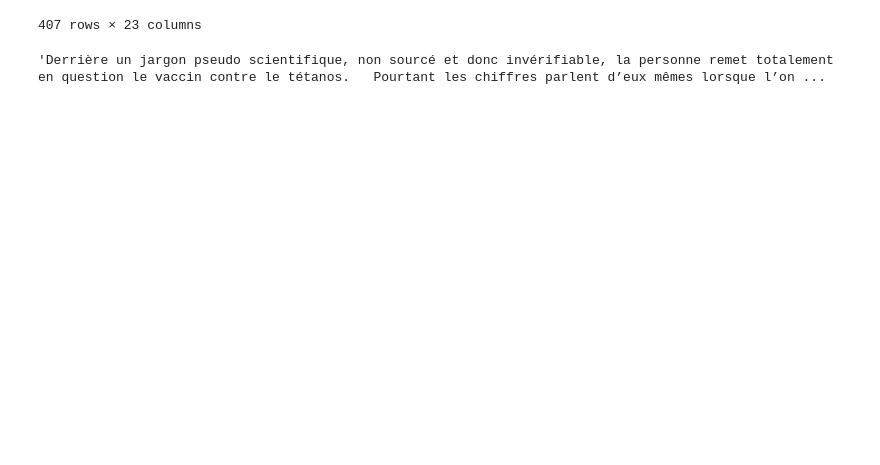
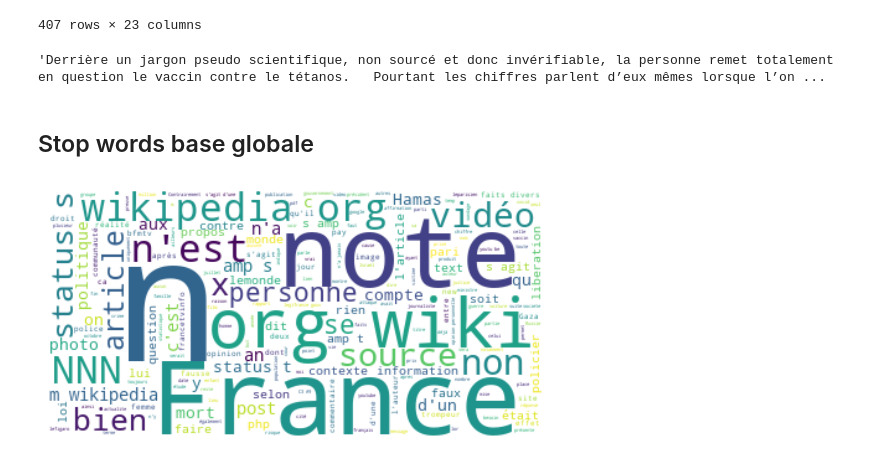
Before and after one commit to clement2323/test_twitter, a Jupyter notebook: tweetsAndNotes.ipynb, the cells around one changed output. Cells and saved outputs as stored; diff of their text form; code cells hidden in the pictures; blank space fills up the shorter version.

```diff
--- a/tweetsAndNotes.ipynb
+++ b/tweetsAndNotes.ipynb
@@ -136,0 +144,32 @@ notes_fr_stat.summary[973]
+# %%
+def word_cloud(df, additional_stopwords = []):
+    text = " ".join(text for text in df.summary)
+
+    # Create stopword list:
+    french_stopwords = set(['n','nnn','twitter','plu','fr','cette','html','tweet','ont','plus','quot','l','d','a','un','ne','à','une','www','http','https', 'com', 'http',
+    'alors', 'au', 'aucuns', 'aussi', 'autre', 'avant', 'avec', 'avoir', 'bon', 'car', 'ce', 'cela', 'ces', 'ceux',
+    'chaque', 'ci', 'comme', 'comment', 'dans', 'de','des', 'du', 'dedans', 'dehors', 'depuis', 'devrait', 'doit',
+    'donc', 'dos', 'début', 'elle', 'elles', 'en', 'encore', 'essai', 'est', 'et', 'eu', 'fait', 'faites', 'fois',
+    'font', 'hors', 'ici', 'il', 'ils', 'je', 'juste', 'la', 'le', 'les', 'leur', 'là', 'ma', 'maintenant', 'mais',
+    'mes', 'mine', 'moins', 'mon', 'mot', 'même', 'ni', 'nommés', 'notre', 'nous', 'ou', 'où', 'par', 'parce',
+    'pas', 'peut', 'peu', 'plupart', 'pour', 'pourquoi', 'quand', 'que', 'quel', 'quelle', 'quelles', 'quels',
+    'qui', 'sa', 'sans', 'ses', 'seulement', 'si', 'sien', 'son', 'sont', 'sous', 'soyez', 'sujet', 'sur', 'ta',
+    'tandis', 'tellement', 'tels', 'tes', 'ton', 'tous', 'tout', 'trop', 'très', 'tu', 'voient', 'vont', 'votre',
+    'vous', 'vu', 'ça', 'étaient', 'état', 'étions', 'été', 'être'
+])
+    french_stopwords.update(additional_stopwords)
+
+    # Generate a word cloud image
+    wordcloud = WordCloud(stopwords=french_stopwords, background_color="white").generate(text)
+
+    # Display the generated image:
+    # the matplotlib way:
+    plt.imshow(wordcloud, interpolation='bilinear')
+    plt.axis("off")
+    plt.show()
+# %% [markdown]
+## Stop words base globale
+# %%
+word_cloud(notes_fr)
+# %% [output]
+[figure, added]
```
Also changed, not shown: parts of 12 cells of this notebook.
